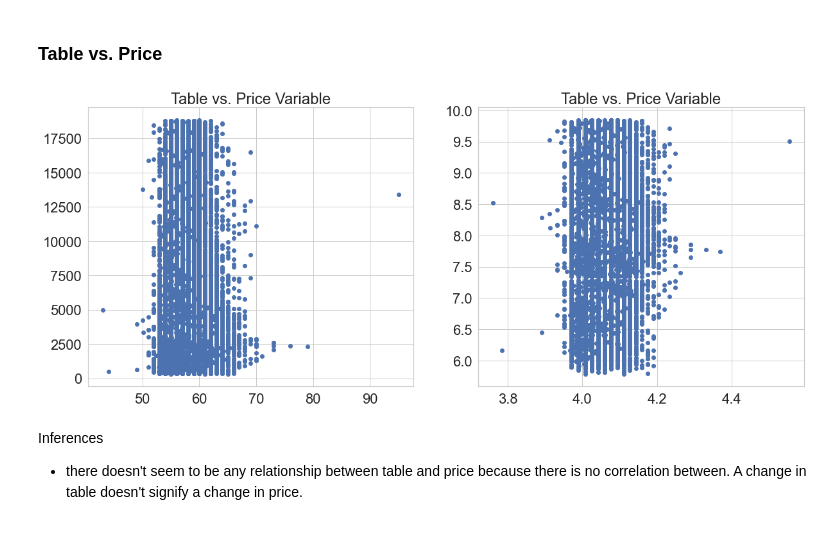
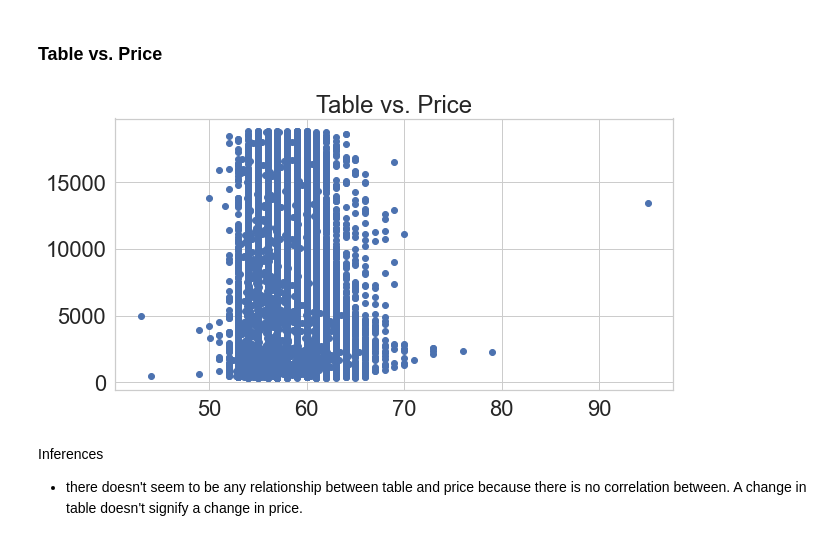
Before and after one commit to chrispfchung/diamonds-regression-project, a Jupyter notebook: Lin_reg_project_code_bpb-modeling.ipynb, the cells around one changed output. Cells and saved outputs as stored; diff of their text form; code cells hidden in the pictures.

```diff
--- a/Lin_reg_project_code_bpb-modeling.ipynb
+++ b/Lin_reg_project_code_bpb-modeling.ipynb
@@ -63,19 +57,15 @@ Inferences<br>
 # %% [markdown]
 ### Table vs. Price
 # %%
-plt.figure(figsize=(20,8))
+plt.figure(figsize=(10,5))
 
-plt.subplot(1,2,1)
-plt.title('Table vs. Price Variable')
+plt.subplot(1,1,1)
+plt.title('Table vs. Price')
 plt.scatter(df.table, df.price)
 
-plt.subplot(1,2,2)
-plt.title('Table vs. Price Variable')
-plt.scatter(np.log(df.table), np.log(df.price))
-
 plt.show()
 # %% [output]
-[figure, old version]
+[figure, new version]
 # %% [markdown]
 Inferences<br>
 - there doesn't seem to be any relationship between table and price because there is no correlation between. A change in table doesn't signify a change in price.
```
Also changed, not shown: parts of 22 cells of this notebook, 1 other file.
